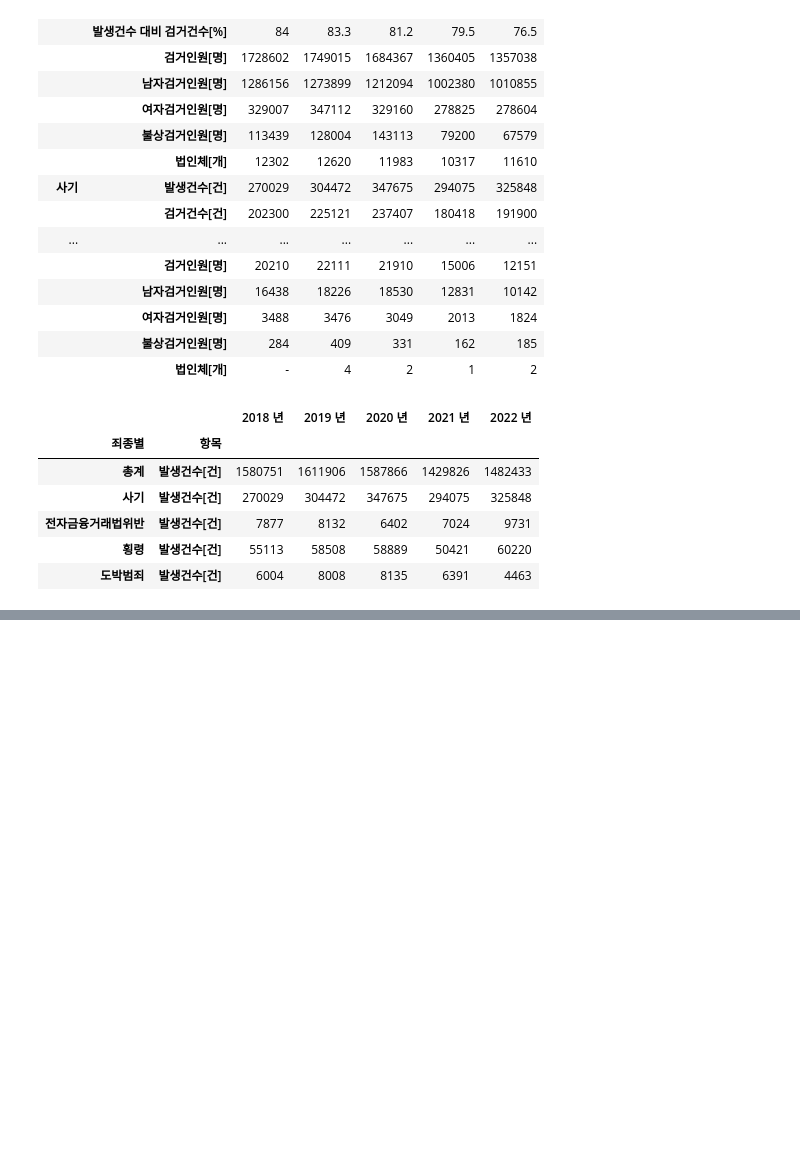
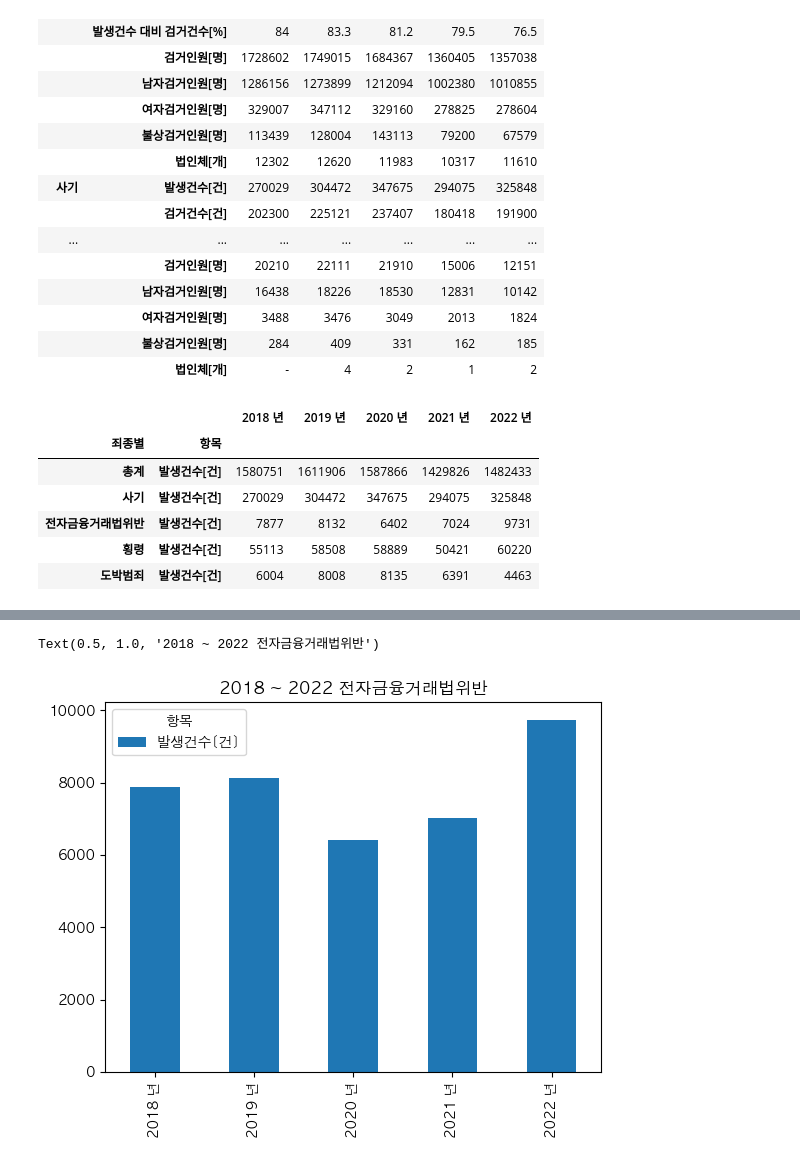
Before and after one commit to chan2-plc/data_police, a Jupyter notebook: 범죄통계 (1).ipynb, the cells around one changed output, grey strips where cells are left out. Drawn from its saved outputs; the diff is of its cells as text; code cells hidden in the pictures; blank space fills up the shorter version.

```diff
--- a/범죄통계 (1).ipynb
+++ b/범죄통계 (1).ipynb
@@ -198,0 +255,6 @@ selected_data
+# %%
+df_data['전자금융거래법위반'].plot(kind = 'bar')
+plt.title('2018 ~ 2022 전자금융거래법위반')
+# %% [output]
+Text(0.5, 1.0, '2018 ~ 2022 전자금융거래법위반')
+[figure, added]
```
Also changed, not shown: parts of 13 cells of this notebook.
